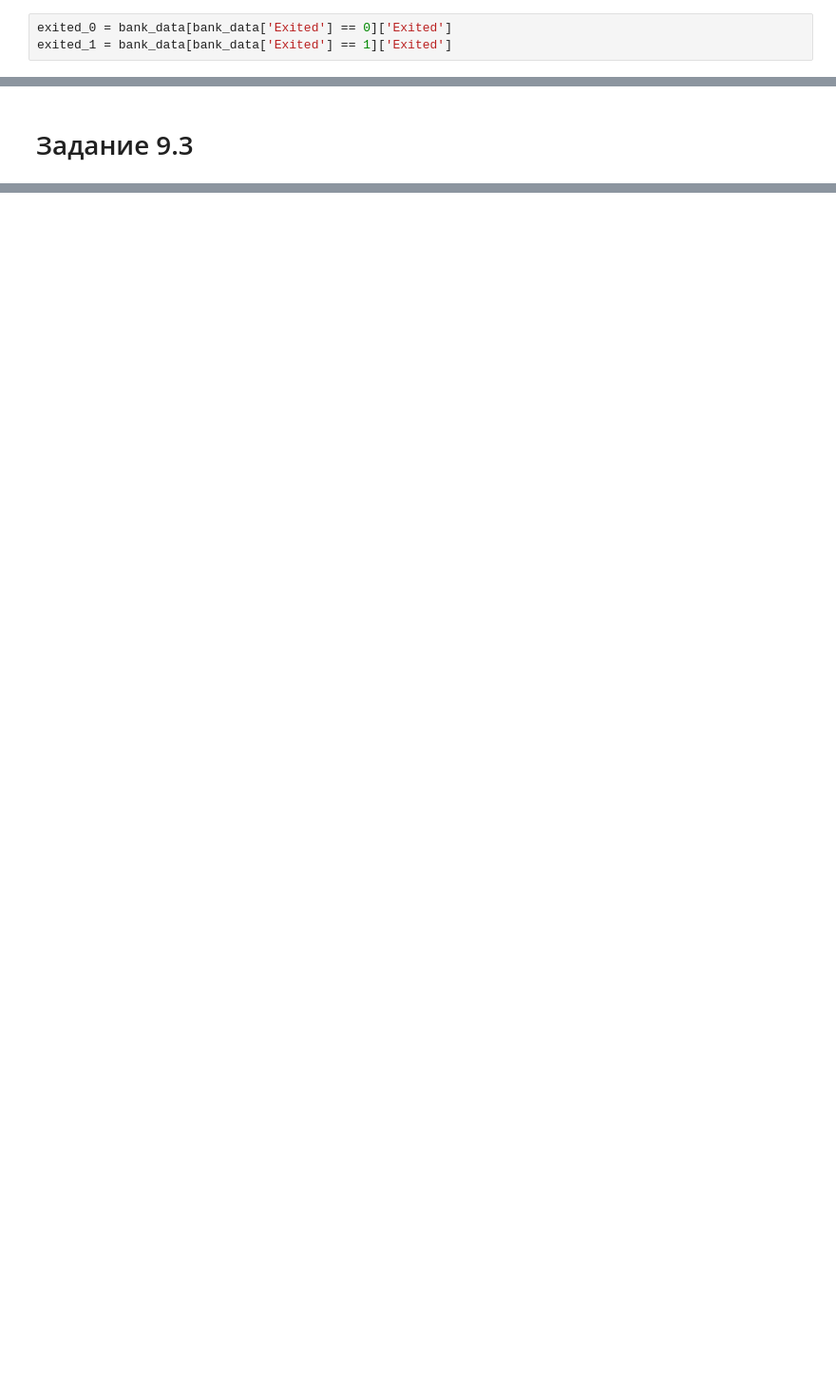
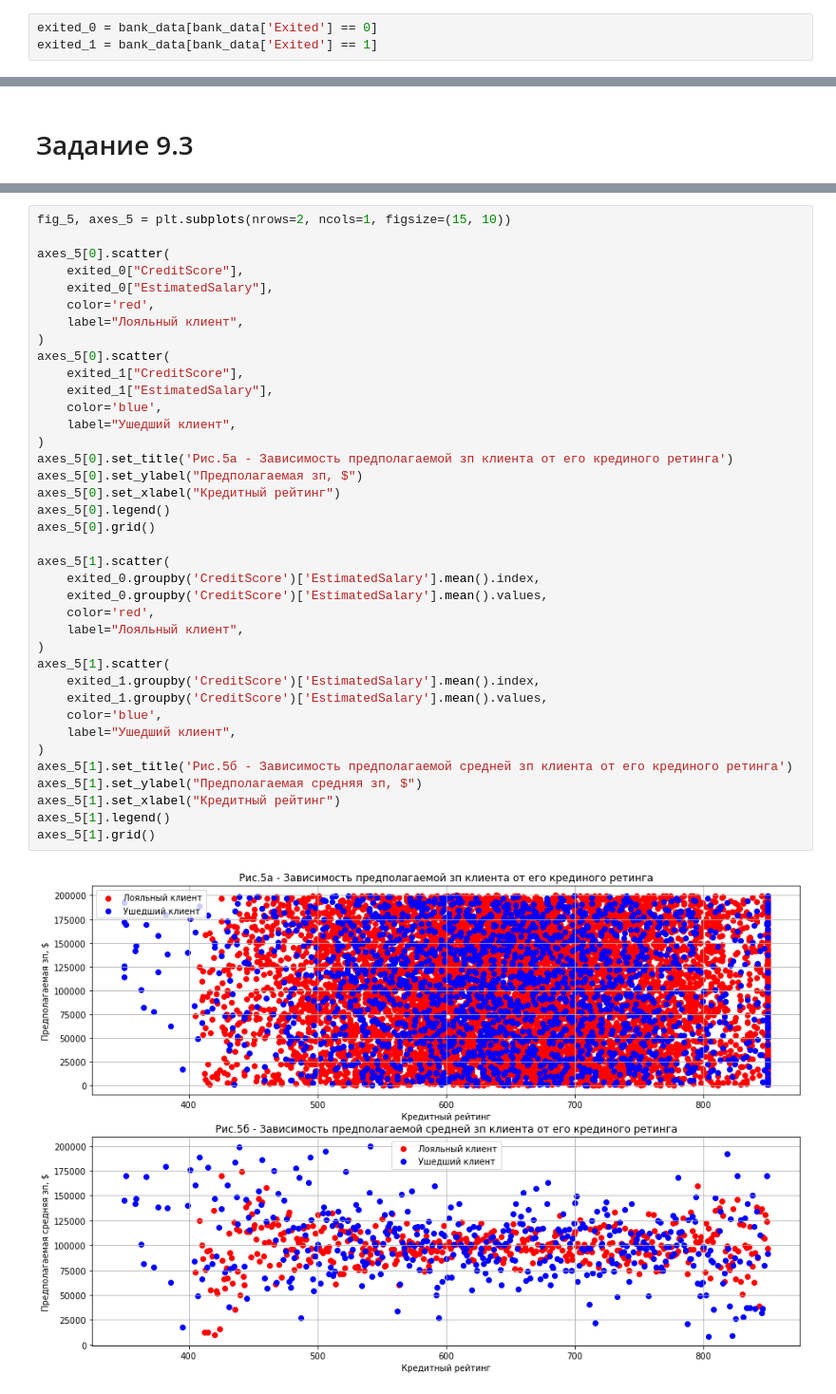
Before and after one commit to ivan-ver/Bank_info, a Jupyter notebook: bank_task.ipynb, the cells around one changed output, grey strips where cells are left out. Shown: that part at 95% size. Drawn from its saved outputs; the diff is of its cells as text; blank space fills up the shorter version.

```diff
--- a/bank_task.ipynb
+++ b/bank_task.ipynb
@@ -46,8 +50,8 @@ bank_data.describe()
 # %% [markdown]
 # Задание 9.1 #
 # %%
-exited_0 = bank_data[bank_data['Exited'] == 0]['Exited']
-exited_1 = bank_data[bank_data['Exited'] == 1]['Exited']
+exited_0 = bank_data[bank_data['Exited'] == 0]
+exited_1 = bank_data[bank_data['Exited'] == 1]
 # %%
 # Количество клиенотв:
 print(f'Количество лояльных клиентов - {len(exited_0)}')
@@ -125,0 +197,40 @@ Text(0.5, 0, 'Баланс на счету клиента, $')
+# %%
+fig_5, axes_5 = plt.subplots(nrows=2, ncols=1, figsize=(15, 10))
+
+axes_5[0].scatter(
+    exited_0["CreditScore"],
+    exited_0["EstimatedSalary"],
+    color='red',
+    label="Лояльный клиент",
+)
+axes_5[0].scatter(
+    exited_1["CreditScore"],
+    exited_1["EstimatedSalary"],
+    color='blue',
+    label="Ушедший клиент",
+)
+axes_5[0].set_title('Рис.5а - Зависимость предполагаемой зп клиента от его крединого ретинга')
+axes_5[0].set_ylabel("Предполагаемая зп, $")
+axes_5[0].set_xlabel("Кредитный рейтинг")
+axes_5[0].legend()
+axes_5[0].grid()
+
+axes_5[1].scatter(
+    exited_0.groupby('CreditScore')['EstimatedSalary'].mean().index,
+    exited_0.groupby('CreditScore')['EstimatedSalary'].mean().values,
+    color='red',
+    label="Лояльный клиент",
+)
+axes_5[1].scatter(
+    exited_1.groupby('CreditScore')['EstimatedSalary'].mean().index,
+    exited_1.groupby('CreditScore')['EstimatedSalary'].mean().values,
+    color='blue',
+    label="Ушедший клиент",
+)
+axes_5[1].set_title('Рис.5б - Зависимость предполагаемой средней зп клиента от его крединого ретинга')
+axes_5[1].set_ylabel("Предполагаемая средняя зп, $")
+axes_5[1].set_xlabel("Кредитный рейтинг")
+axes_5[1].legend()
+axes_5[1].grid()
+# %% [output]
+[figure, added]
```
Also changed, not shown: parts of 47 cells of this notebook.
